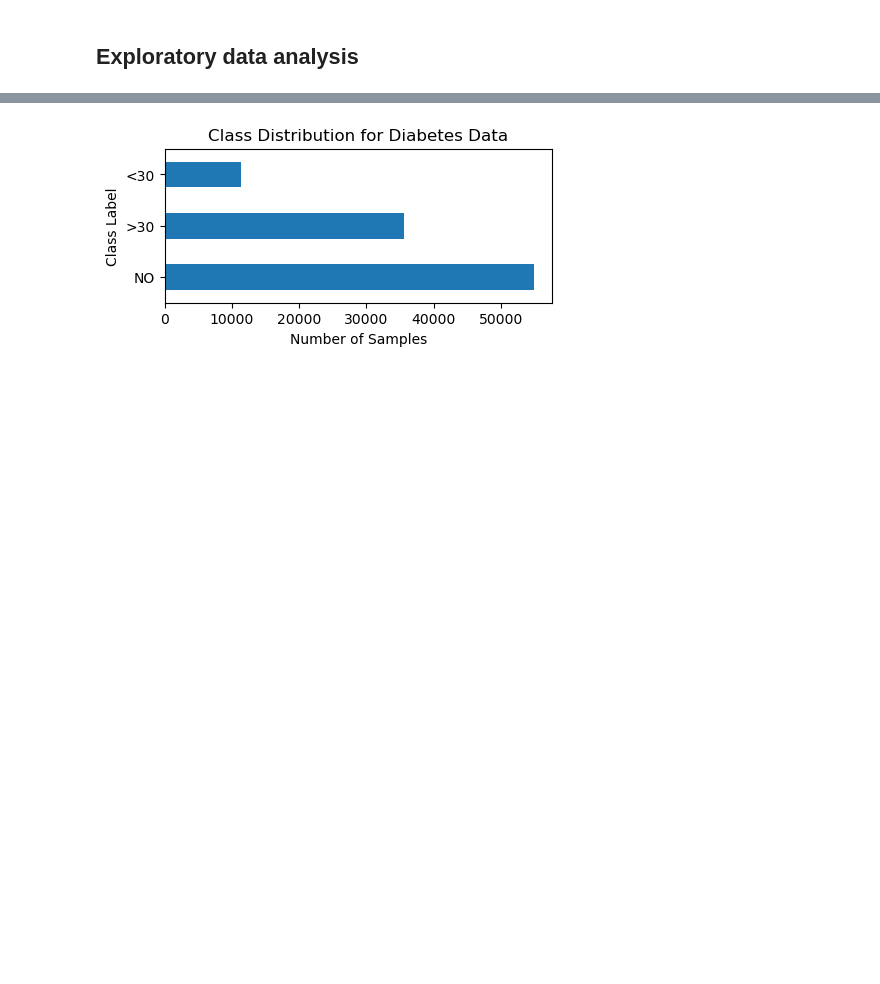
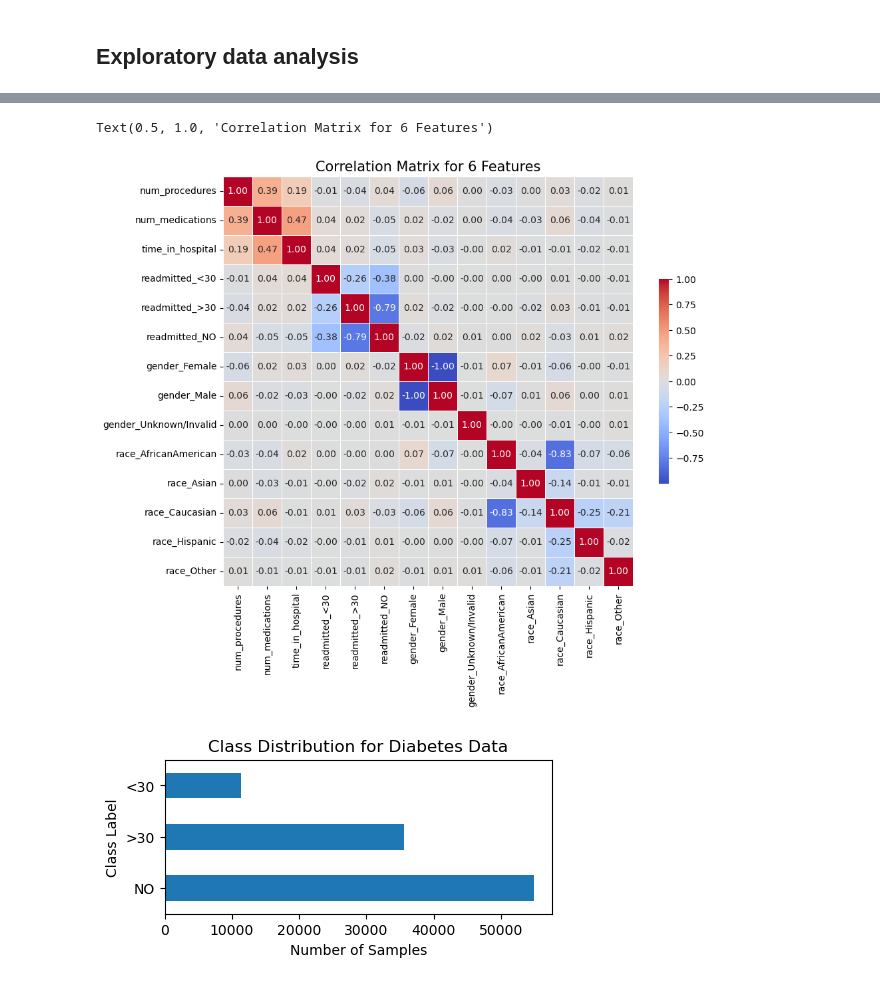
Before and after one commit to stevenworthington/cs109a_final_project, a Jupyter notebook: code/preprocessing.ipynb, the cells around one changed output, grey strips where cells are left out. Cells and saved outputs as stored; diff of their text form; code cells hidden in the pictures; blank space fills up the shorter version.

```diff
--- a/code/preprocessing.ipynb
+++ b/code/preprocessing.ipynb
@@ -25,3 +58,16 @@ df_encounters.head()
+# %%
+# correlation visualization
+cor_vars = ['readmitted', 'gender', 'race', 'num_procedures',
+            'num_medications', 'time_in_hospital']
+corr = pd.get_dummies(df_encounters[cor_vars]).corr()
+
+plt.figure(figsize=(10, 8))
+sns.heatmap(corr, annot=True, fmt=".2f", cmap='coolwarm',
+            square=True, linewidths=.5, cbar_kws={"shrink": .5})
+plt.title('Correlation Matrix for 6 Features', fontsize=15)
+# %% [output]
+Text(0.5, 1.0, 'Correlation Matrix for 6 Features')
+[figure, added]
 # %%
 # visualize class imbalance
 plt.figure(figsize=(5, 2))
```
Also changed, not shown: parts of 2 cells of this notebook.
